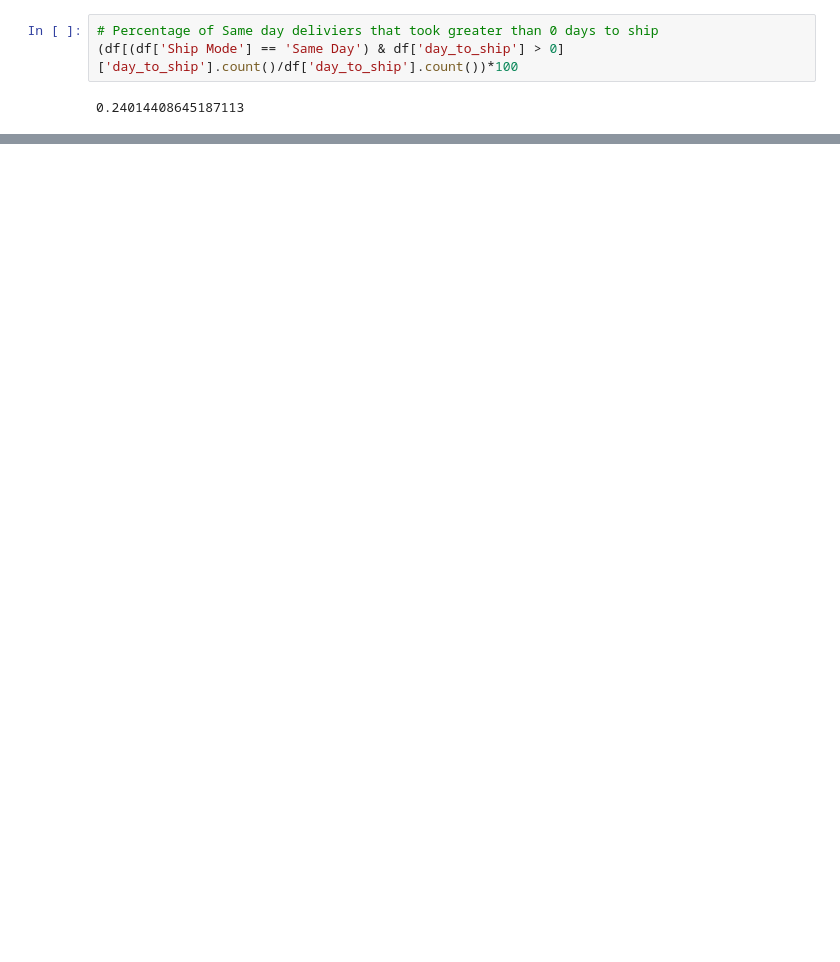
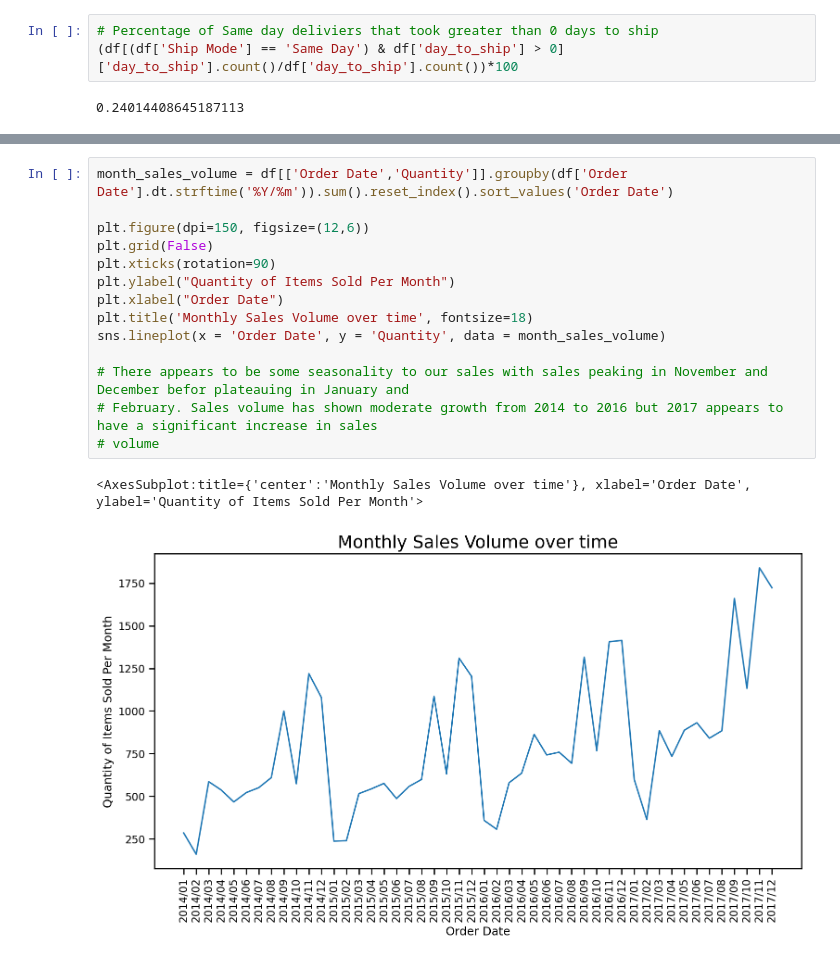
Before and after one commit to blombard24/Superstore-Python-Analysis, a Jupyter notebook: Superstore_EDA.ipynb, the cells around one changed output, grey strips where cells are left out. Drawn from its saved outputs; the diff is of its cells as text; blank space fills up the shorter version.

```diff
--- a/Superstore_EDA.ipynb
+++ b/Superstore_EDA.ipynb
@@ -192,0 +206,17 @@ plt.ylabel('Days to Ship');
+# %%
+month_sales_volume = df[['Order Date','Quantity']].groupby(df['Order Date'].dt.strftime('%Y/%m')).sum().reset_index().sort_values('Order Date')
+
+plt.figure(dpi=150, figsize=(12,6))
+plt.grid(False)
+plt.xticks(rotation=90)
+plt.ylabel("Quantity of Items Sold Per Month")
+plt.xlabel("Order Date")
+plt.title('Monthly Sales Volume over time', fontsize=18)
+sns.lineplot(x = 'Order Date', y = 'Quantity', data = month_sales_volume)
+
+# There appears to be some seasonality to our sales with sales peaking in November and December befor plateauing in January and
+# February. Sales volume has shown moderate growth from 2014 to 2016 but 2017 appears to have a significant increase in sales
+# volume
+# %% [output]
+<AxesSubplot:title={'center':'Monthly Sales Volume over time'}, xlabel='Order Date', ylabel='Quantity of Items Sold Per Month'>
+[figure, added]
```
Also changed, not shown: parts of 31 cells of this notebook.
